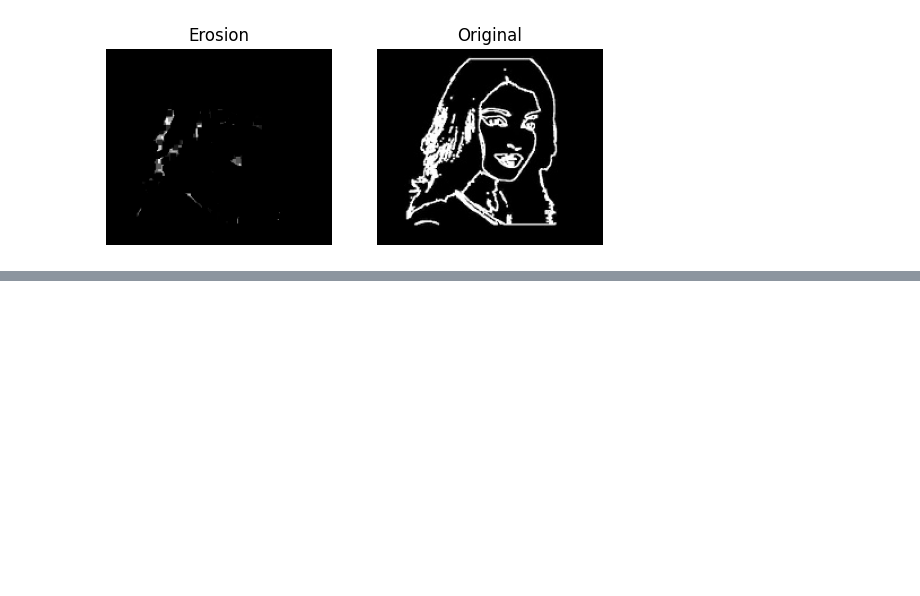
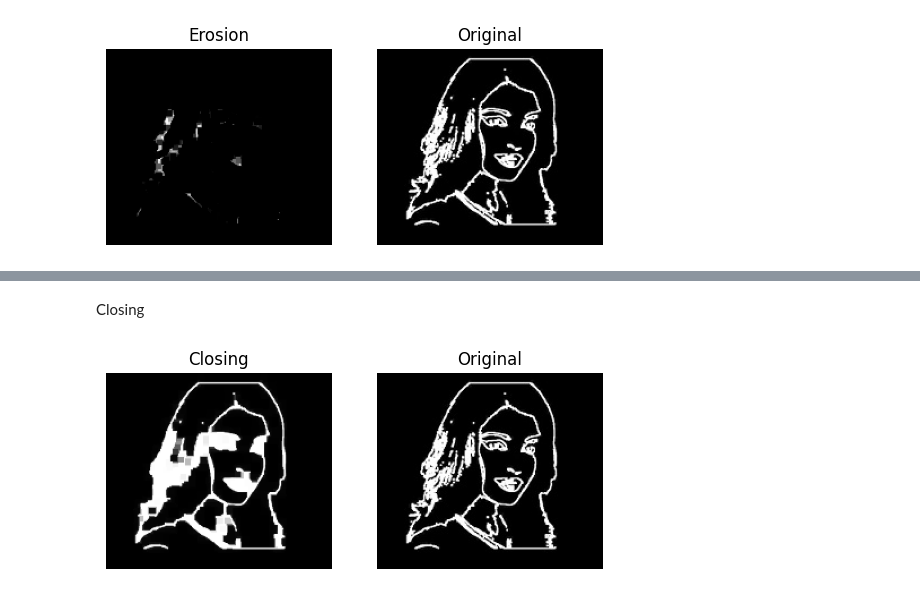
Before and after one commit to olaw01/OpenCV_image_processing, a Jupyter notebook: data/MorphologicalOperations.ipynb, the cells around one changed output, grey strips where cells are left out. Drawn from its saved outputs; the diff is of its cells as text; code cells hidden in the pictures; blank space fills up the shorter version.

```diff
--- a/data/MorphologicalOperations.ipynb
+++ b/data/MorphologicalOperations.ipynb
@@ -37,0 +72,17 @@ plt.show()
+# %% [markdown]
+Closing
+# %%
+closing = cv.morphologyEx(image, cv.MORPH_CLOSE, kernel)
+
+plt.subplot(1,2,1)
+plt.imshow(closing)
+plt.title('Closing')
+plt.axis('off')
+
+plt.subplot(1,2,2)
+plt.imshow(image)
+plt.title('Original')
+plt.axis('off')
+plt.show()
+# %% [output]
+[figure, added]
```
Also changed, not shown: parts of 12 cells of this notebook.
